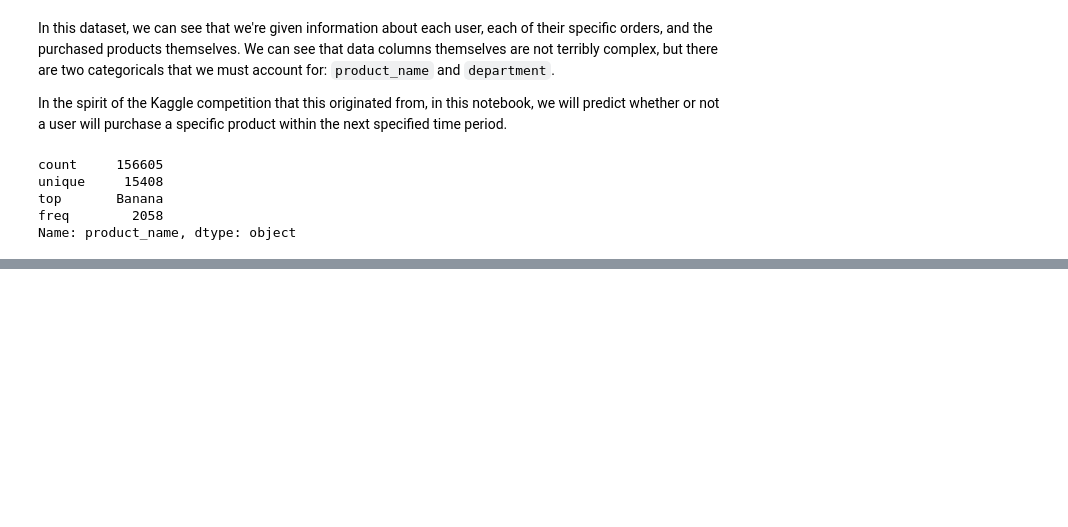
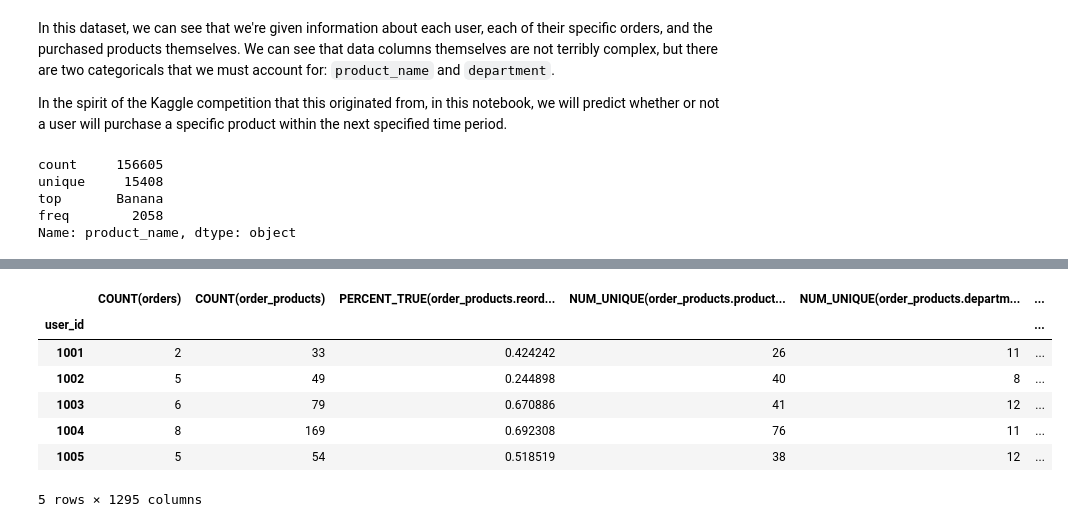
Before and after one commit to alteryx/categorical_encoding, a Jupyter notebook: notebooks/categorical-encoding-demo.ipynb, the cells around one changed output, grey strips where cells are left out. Saved outputs shown, nothing was run; the diff lists cells and outputs as text; code cells hidden in the pictures; blank space fills up the shorter version.

Commit message:
applied classic encoders to demo dataset

```diff
--- a/notebooks/categorical-encoding-demo.ipynb
+++ b/notebooks/categorical-encoding-demo.ipynb
@@ -58,0 +125,7 @@ Following our [guide](https://github.com/FeatureLabs/categorical-encoding/blob/m
+# %%
+fm_encoded, features_encoded = ft.encode_features(feature_matrix,
+                                                  features,
+                                                  top_n=544)
+
+print("Number of features %s" % len(features_encoded))
+features_encoded[:10]
@@ -58,0 +144,11 @@ Following our [guide](https://github.com/FeatureLabs/categorical-encoding/blob/m
+# %%
+fm_encoded.head()
+# %% [output]
+|  | COUNT(orders) | COUNT(order_products) | PERCENT_TRUE(order_products.reord... | NUM_UNIQUE(order_products.product... | NUM_UNIQUE(order_products.departm... | ... |
+| user_id |  |  |  |  |  | ... |
+| 1001 | 2 | 33 | 0.424242 | 26 | 11 | ... |
+| 1002 | 5 | 49 | 0.244898 | 40 | 8 | ... |
+| 1003 | 6 | 79 | 0.670886 | 41 | 12 | ... |
+| 1004 | 8 | 169 | 0.692308 | 76 | 11 | ... |
+| 1005 | 5 | 54 | 0.518519 | 38 | 12 | ... |
+5 rows × 1295 columns
```
Also changed, not shown: parts of 22 cells of this notebook, 2 other files.
